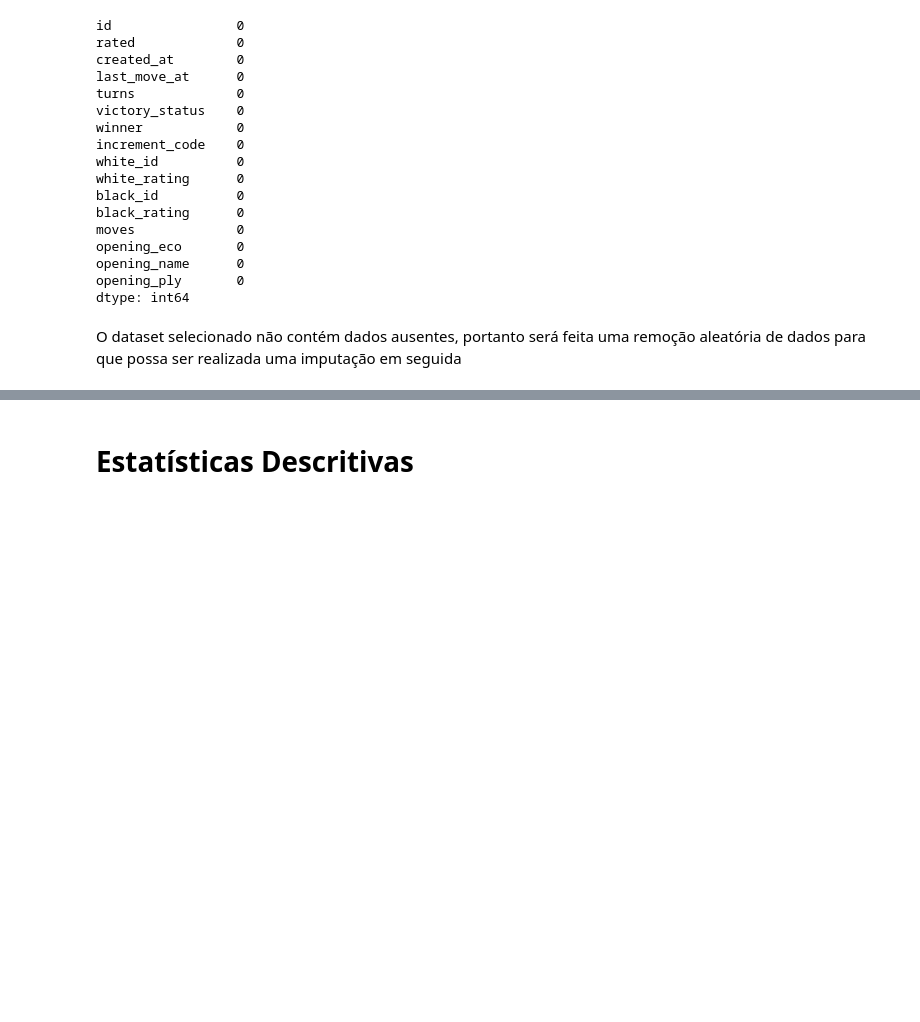
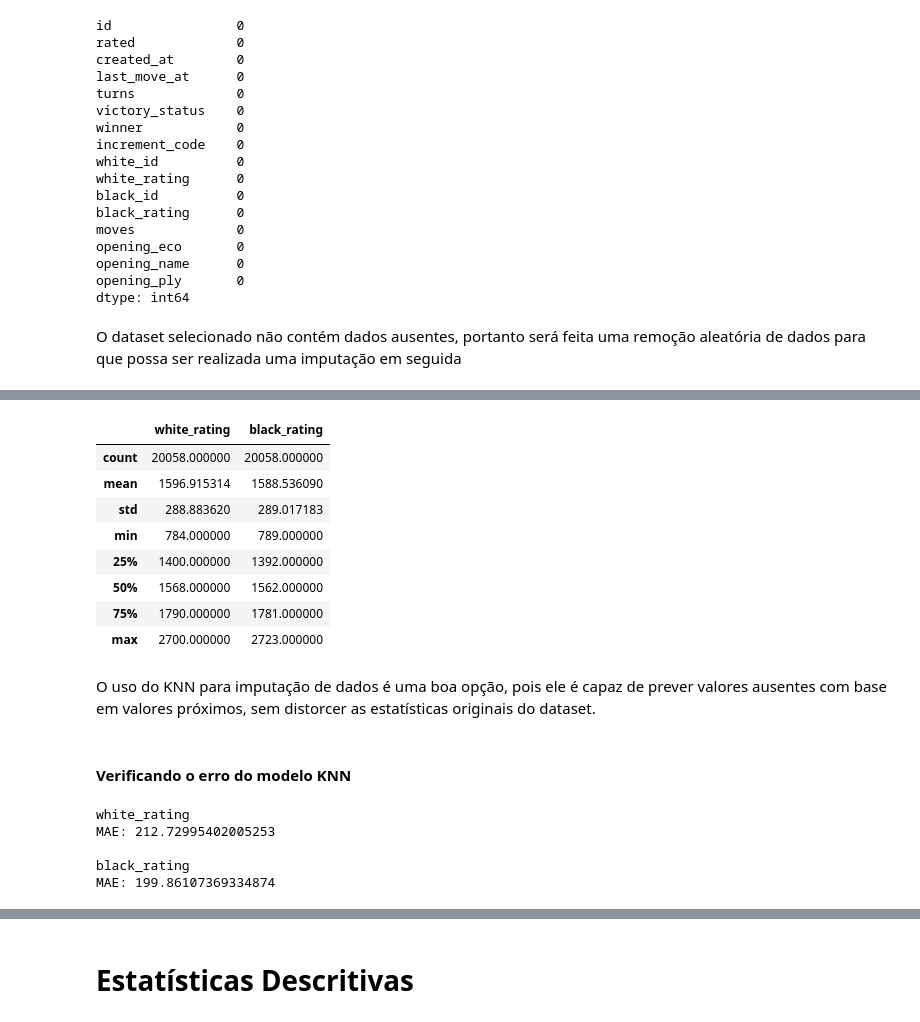
Before and after one commit to Vinicius-resende-cin/intro-dados, a Jupyter notebook: notebooks/ChessGames.ipynb, the cells around one changed output, grey strips where cells are left out. Saved outputs shown, nothing was run; the diff lists cells and outputs as text; code cells hidden in the pictures; blank space fills up the shorter version.

```diff
--- a/notebooks/ChessGames.ipynb
+++ b/notebooks/ChessGames.ipynb
@@ -145,0 +520,34 @@ O dataset selecionado não contém dados ausentes, portanto será feita uma remo
+# %%
+chess_games_knn_fill[['white_rating', 'black_rating']].describe()
+# %% [output]
+|  | white_rating | black_rating |
+| count | 20058.000000 | 20058.000000 |
+| mean | 1596.915314 | 1588.536090 |
+| std | 288.883620 | 289.017183 |
+| min | 784.000000 | 789.000000 |
+| 25% | 1400.000000 | 1392.000000 |
+| 50% | 1568.000000 | 1562.000000 |
+| 75% | 1790.000000 | 1781.000000 |
+| max | 2700.000000 | 2723.000000 |
+# %% [markdown]
+O uso do KNN para imputação de dados é uma boa opção, pois ele é capaz de prever valores ausentes com base em valores próximos, sem distorcer as estatísticas originais do dataset.
+# %% [markdown]
+#### Verificando o erro do modelo KNN
+# %%
+target_white = chess_games.loc[random_indices_white_rating, ['white_rating']]
+target_black = chess_games.loc[random_indices_black_rating, ['black_rating']]
+pred_white = chess_games_knn_fill.loc[random_indices_white_rating, ['white_rating']]
+pred_black = chess_games_knn_fill.loc[random_indices_black_rating, ['black_rating']]
+
+from sklearn.metrics import mean_absolute_error
+print("white_rating")
+print("MAE:", mean_absolute_error(target_white, pred_white), end='\n\n')
+
+print("black_rating")
+print("MAE:", mean_absolute_error(target_black, pred_black))
+# %% [output]
+white_rating
+MAE: 212.72995402005253
+
+black_rating
+MAE: 199.86107369334874
```
Also changed, not shown: parts of 45 cells of this notebook.
